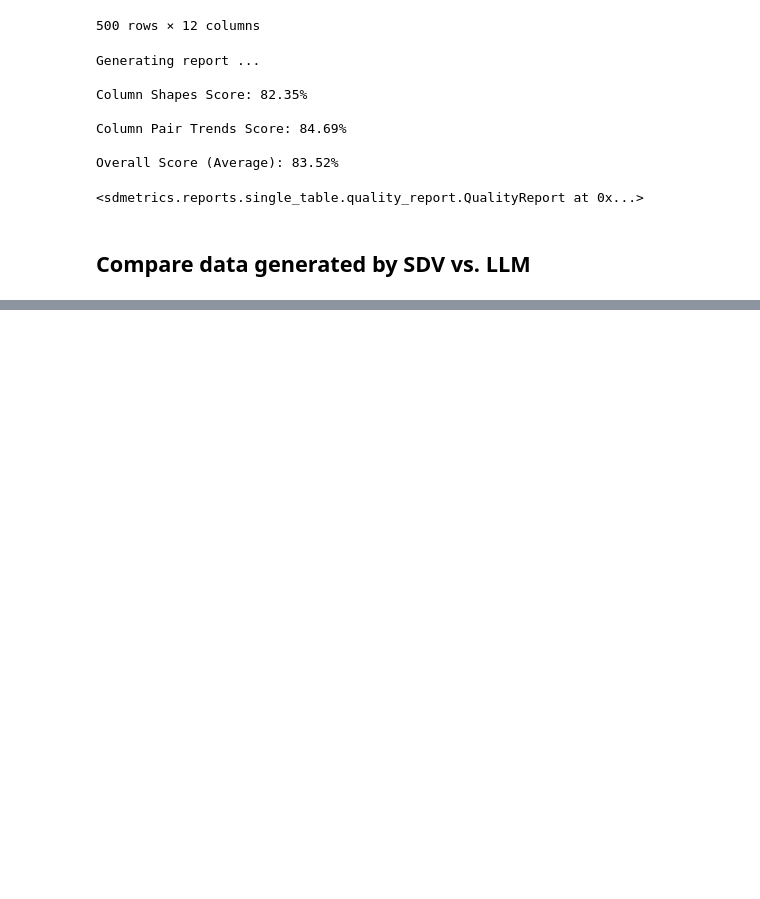
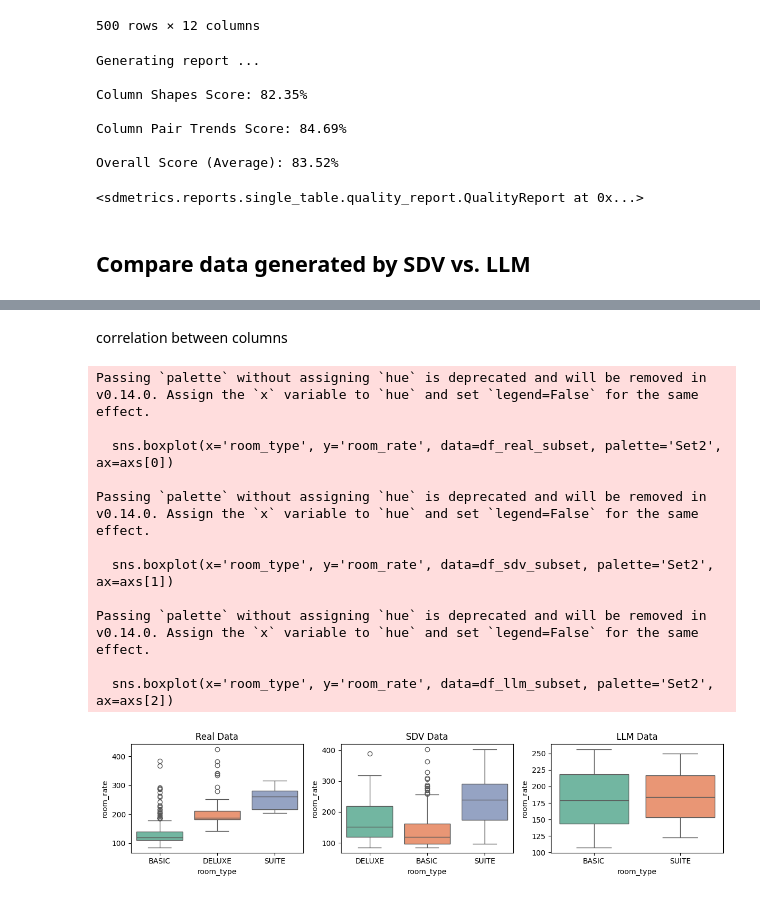
Before and after one commit to Zhenna/synthetic_data_generation_tabular_experiments, a Jupyter notebook: sdv_notebook.ipynb, the cells around one changed output, grey strips where cells are left out. Drawn from its saved outputs; the diff is of its cells as text; code cells hidden in the pictures; blank space fills up the shorter version.

```diff
--- a/sdv_notebook.ipynb
+++ b/sdv_notebook.ipynb
@@ -183,0 +183,27 @@ df_llm
+# %% [markdown]
+correlation between columns
+# %%
+# plot boxplot of room_rate by room_type in df_real_subset, df_sdv_subset and in df_llm_subset
+# arrange in subplots
+fig, axs = plt.subplots(1, 3, figsize=(12, 3))
+sns.boxplot(x='room_type', y='room_rate', data=df_real_subset, palette='Set2', ax=axs[0])
+axs[0].set_title('Real Data')
+sns.boxplot(x='room_type', y='room_rate', data=df_sdv_subset, palette='Set2', ax=axs[1])
+axs[1].set_title('SDV Data')
+sns.boxplot(x='room_type', y='room_rate', data=df_llm_subset, palette='Set2', ax=axs[2])
+axs[2].set_title('LLM Data')
+plt.tight_layout()
+plt.show()
+# %% [output]
+Passing `palette` without assigning `hue` is deprecated and will be removed in v0.14.0. Assign the `x` variable to `hue` and set `legend=False` for the same effect.
+
+  sns.boxplot(x='room_type', y='room_rate', data=df_real_subset, palette='Set2', ax=axs[0])
+
+Passing `palette` without assigning `hue` is deprecated and will be removed in v0.14.0. Assign the `x` variable to `hue` and set `legend=False` for the same effect.
+
+  sns.boxplot(x='room_type', y='room_rate', data=df_sdv_subset, palette='Set2', ax=axs[1])
+
+Passing `palette` without assigning `hue` is deprecated and will be removed in v0.14.0. Assign the `x` variable to `hue` and set `legend=False` for the same effect.
+
+  sns.boxplot(x='room_type', y='room_rate', data=df_llm_subset, palette='Set2', ax=axs[2])
+[figure, added]
```
Also changed, not shown: parts of 9 cells of this notebook.
